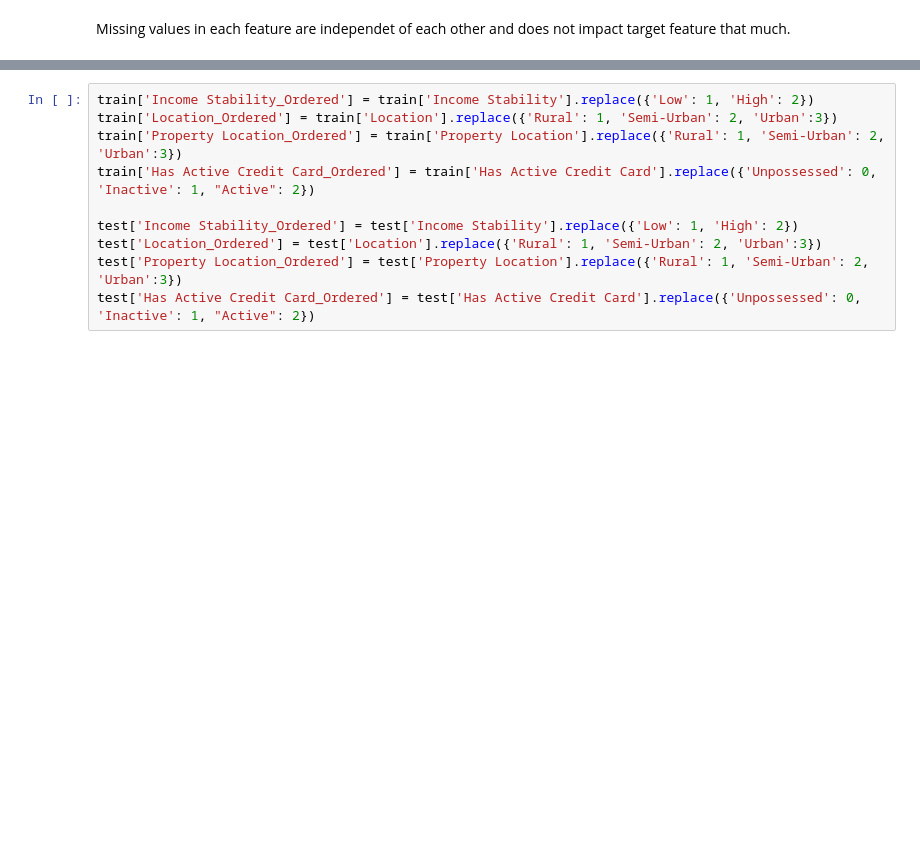
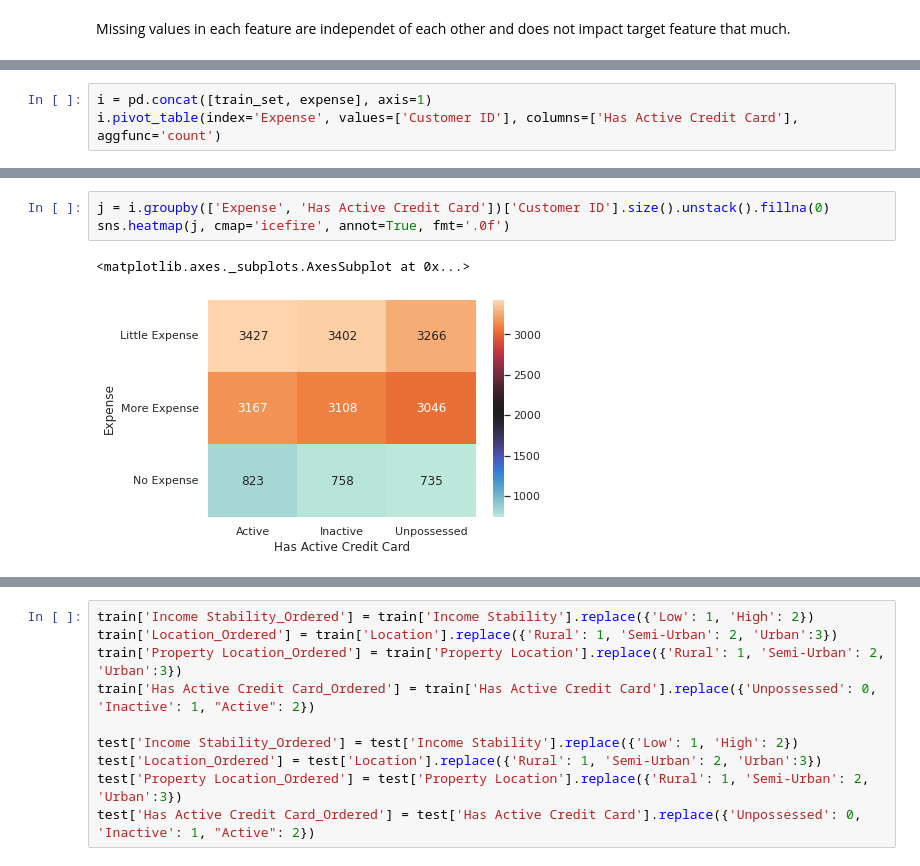
Before and after one commit to shoabahamed/kaggle_notebooks, a Jupyter notebook: classification_regression.ipynb, the cells around one changed output, grey strips where cells are left out. Saved outputs shown, nothing was run; the diff lists cells and outputs as text; blank space fills up the shorter version.

```diff
--- a/classification_regression.ipynb
+++ b/classification_regression.ipynb
@@ -1285,0 +1326,3 @@ normally we will fit transform the train and use only transform(based on the val
+# %%
+i = pd.concat([train_set, expense], axis=1)
+i.pivot_table(index='Expense', values=['Customer ID'], columns=['Has Active Credit Card'], aggfunc='count')
@@ -1285,0 +1336,6 @@ normally we will fit transform the train and use only transform(based on the val
+# %%
+j = i.groupby(['Expense', 'Has Active Credit Card'])['Customer ID'].size().unstack().fillna(0)
+sns.heatmap(j, cmap='icefire', annot=True, fmt='.0f')
+# %% [output]
+<matplotlib.axes._subplots.AxesSubplot at 0x...>
+[figure, added]
```
Also changed, not shown: parts of 83 cells of this notebook.
